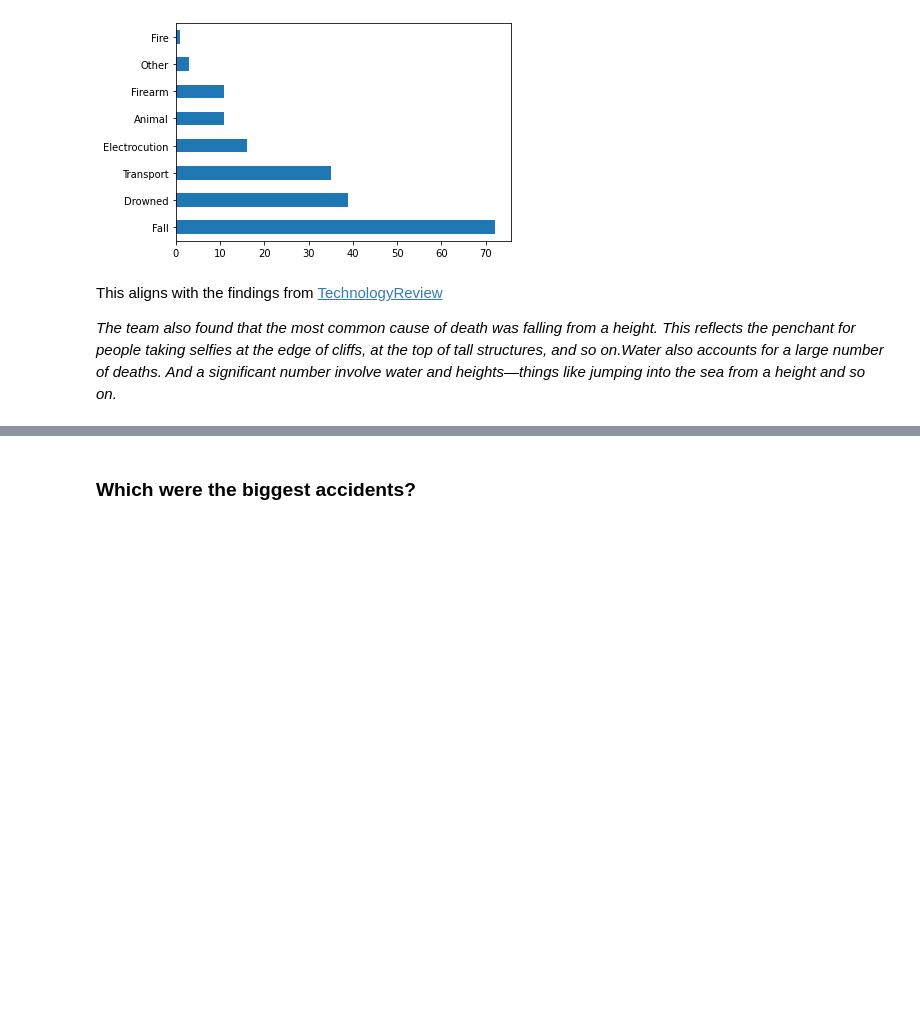
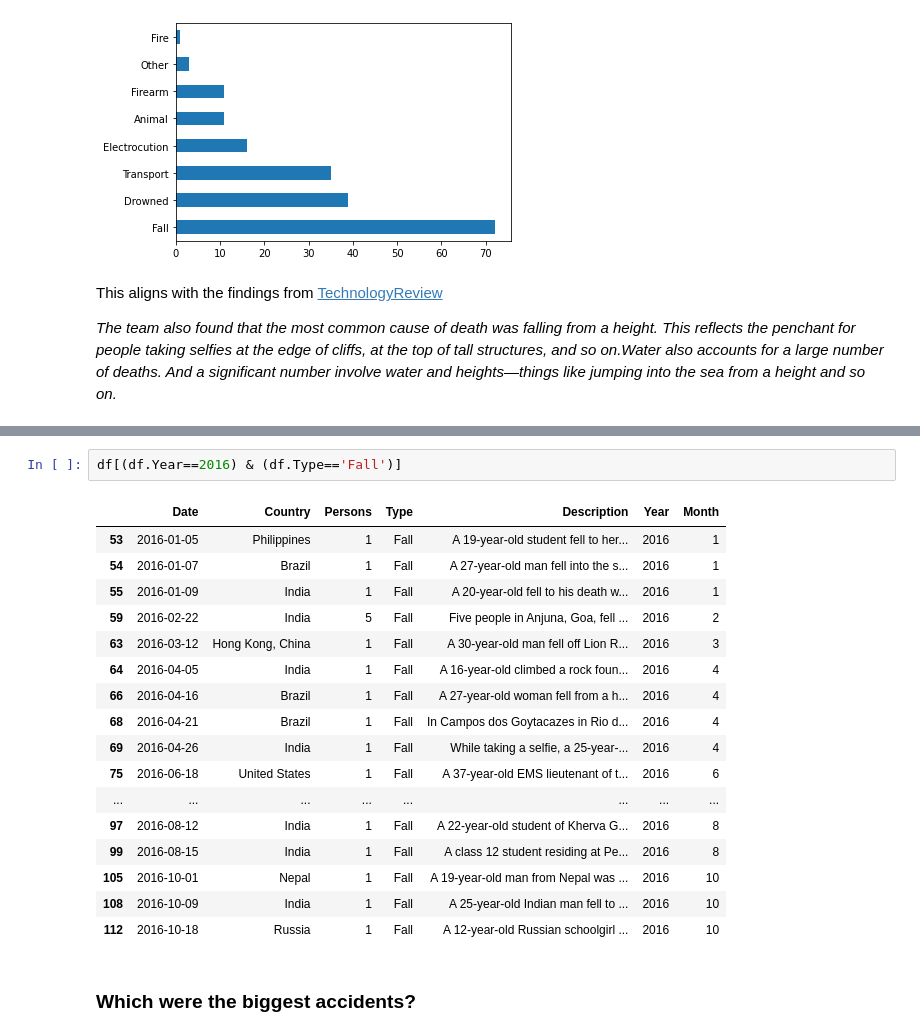
Before and after one commit to ichinichichi/Project-4, a Jupyter notebook: Project 4 -Selfie Deaths.ipynb, the cells around one changed output, grey strips where cells are left out. Drawn from its saved outputs; the diff is of its cells as text; blank space fills up the shorter version.

```diff
--- a/Project 4 -Selfie Deaths.ipynb
+++ b/Project 4 -Selfie Deaths.ipynb
@@ -367,3 +398,23 @@ This aligns with the findings from [TechnologyReview](https://www.technologyrevi
+# %%
+df[(df.Year==2016) & (df.Type=='Fall')]
+# %% [output]
+|  | Date | Country | Persons | Type | Description | Year | Month |
+| 53 | 2016-01-05 | Philippines | 1 | Fall | A 19-year-old student fell to her... | 2016 | 1 |
+| 54 | 2016-01-07 | Brazil | 1 | Fall | A 27-year-old man fell into the s... | 2016 | 1 |
+| 55 | 2016-01-09 | India | 1 | Fall | A 20-year-old fell to his death w... | 2016 | 1 |
+| 59 | 2016-02-22 | India | 5 | Fall | Five people in Anjuna, Goa, fell ... | 2016 | 2 |
+| 63 | 2016-03-12 | Hong Kong, China | 1 | Fall | A 30-year-old man fell off Lion R... | 2016 | 3 |
+| 64 | 2016-04-05 | India | 1 | Fall | A 16-year-old climbed a rock foun... | 2016 | 4 |
+| 66 | 2016-04-16 | Brazil | 1 | Fall | A 27-year-old woman fell from a h... | 2016 | 4 |
+| 68 | 2016-04-21 | Brazil | 1 | Fall | In Campos dos Goytacazes in Rio d... | 2016 | 4 |
+| 69 | 2016-04-26 | India | 1 | Fall | While taking a selfie, a 25-year-... | 2016 | 4 |
+| 75 | 2016-06-18 | United States | 1 | Fall | A 37-year-old EMS lieutenant of t... | 2016 | 6 |
+| ... | ... | ... | ... | ... | ... | ... | ... |
+| 97 | 2016-08-12 | India | 1 | Fall | A 22-year-old student of Kherva G... | 2016 | 8 |
+| 99 | 2016-08-15 | India | 1 | Fall | A class 12 student residing at Pe... | 2016 | 8 |
+| 105 | 2016-10-01 | Nepal | 1 | Fall | A 19-year-old man from Nepal was ... | 2016 | 10 |
+| 108 | 2016-10-09 | India | 1 | Fall | A 25-year-old Indian man fell to ... | 2016 | 10 |
+| 112 | 2016-10-18 | Russia | 1 | Fall | A 12-year-old Russian schoolgirl ... | 2016 | 10 |
 # %% [markdown]
 ### Which were the biggest accidents?
 # %%
```
Also changed, not shown: parts of 18 cells of this notebook, 2 other files.
